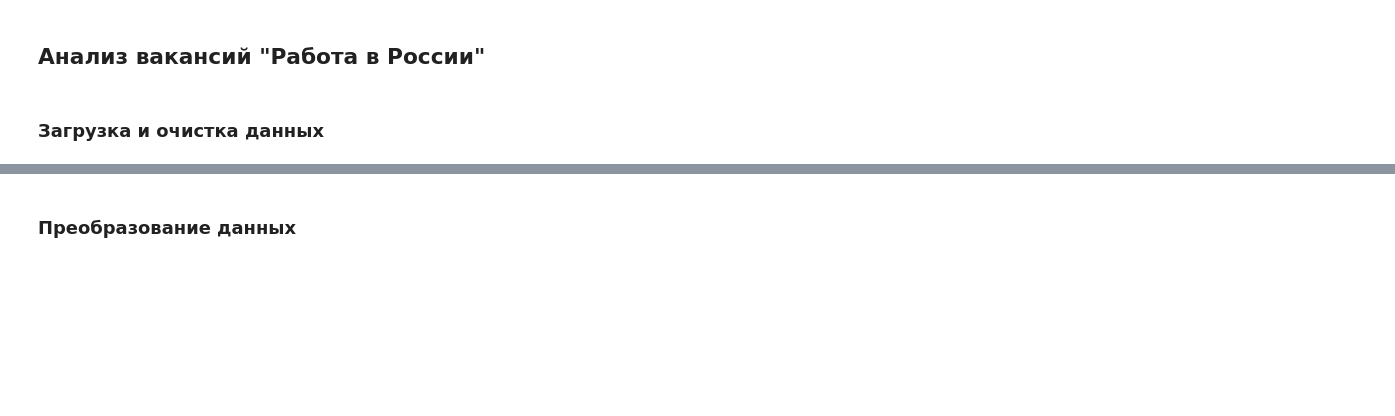
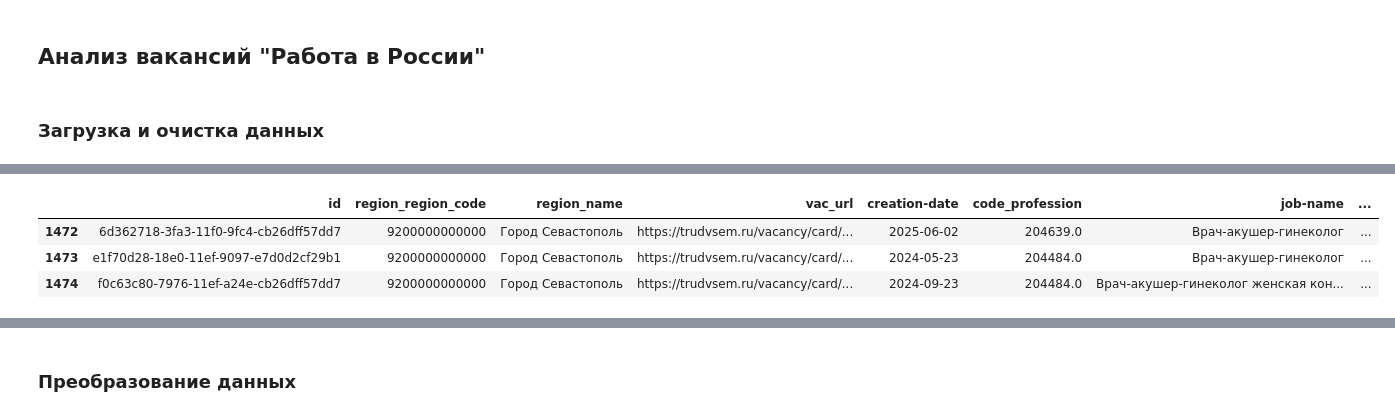
Before and after one commit to yanina-sorokina/glasnaya, a Jupyter notebook: API OBGYN trudvsem.ipynb, the cells around one changed output, grey strips where cells are left out. Drawn from its saved outputs; the diff is of its cells as text; code cells hidden in the pictures; blank space fills up the shorter version.

```diff
--- a/API OBGYN trudvsem.ipynb
+++ b/API OBGYN trudvsem.ipynb
@@ -171,3 +176,11 @@ Index(['id', 'region_region_code', 'region_name', 'vac_url', 'creation-date',
+# %%
+df = df[['id', 'region_region_code', 'region_name', 'vac_url', 'creation-date', 'code_profession', 'job-name', 'employment', 'salary_min', 'salary_max', 'duty', 'term_text']]
+df.tail(3)
+# %% [output]
+|  | id | region_region_code | region_name | vac_url | creation-date | code_profession | job-name | ... |
+| 1472 | 6d362718-3fa3-11f0-9fc4-cb26dff57dd7 | 9200000000000 | Город Севастополь | https://trudvsem.ru/vacancy/card/... | 2025-06-02 | 204639.0 | Врач-акушер-гинеколог | ... |
+| 1473 | e1f70d28-18e0-11ef-9097-e7d0d2cf29b1 | 9200000000000 | Город Севастополь | https://trudvsem.ru/vacancy/card/... | 2024-05-23 | 204484.0 | Врач-акушер-гинеколог | ... |
+| 1474 | f0c63c80-7976-11ef-a24e-cb26dff57dd7 | 9200000000000 | Город Севастополь | https://trudvsem.ru/vacancy/card/... | 2024-09-23 | 204484.0 | Врач-акушер-гинеколог женская кон... | ... |
 # %%
 # for MAIN df w/o personnel
 print(f"Кол-во строк и столбцов:{df.shape}", "\nНазвание колонок:\n", df.columns)
```
Also changed, not shown: parts of 23 cells of this notebook.
